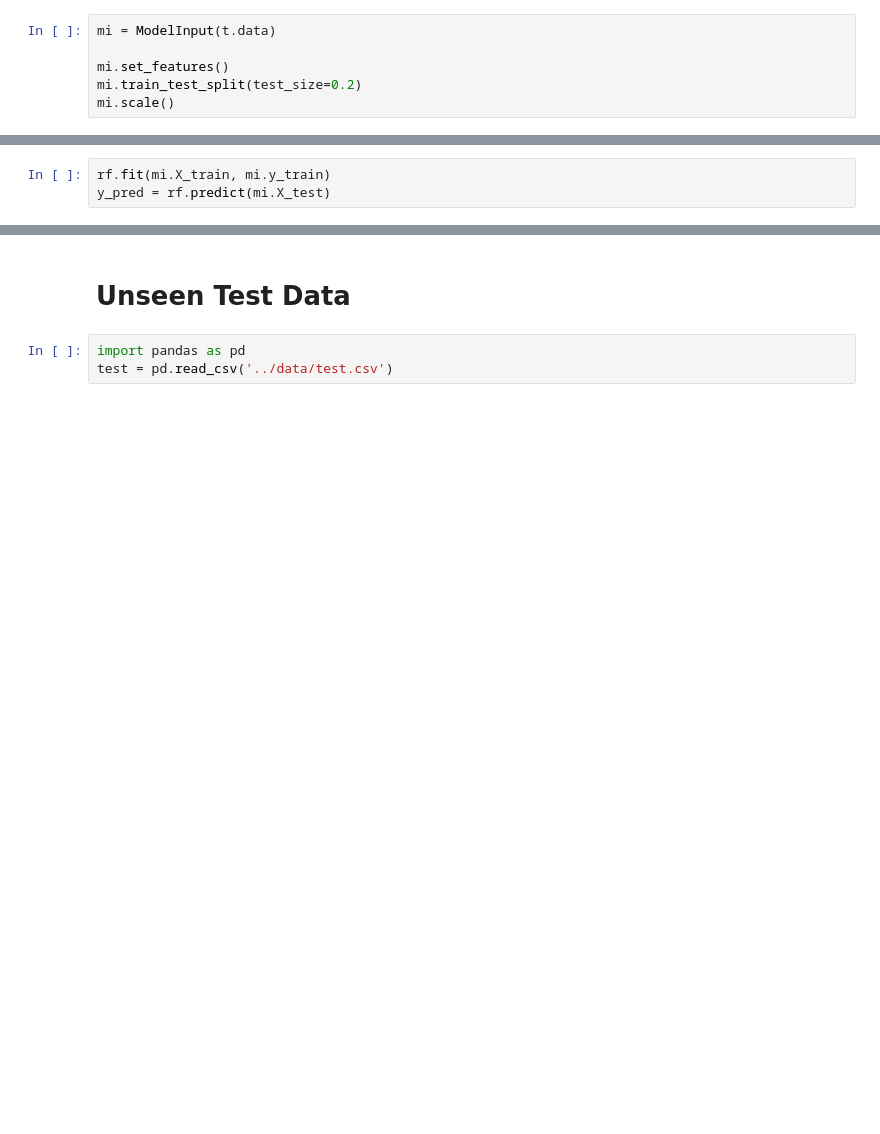
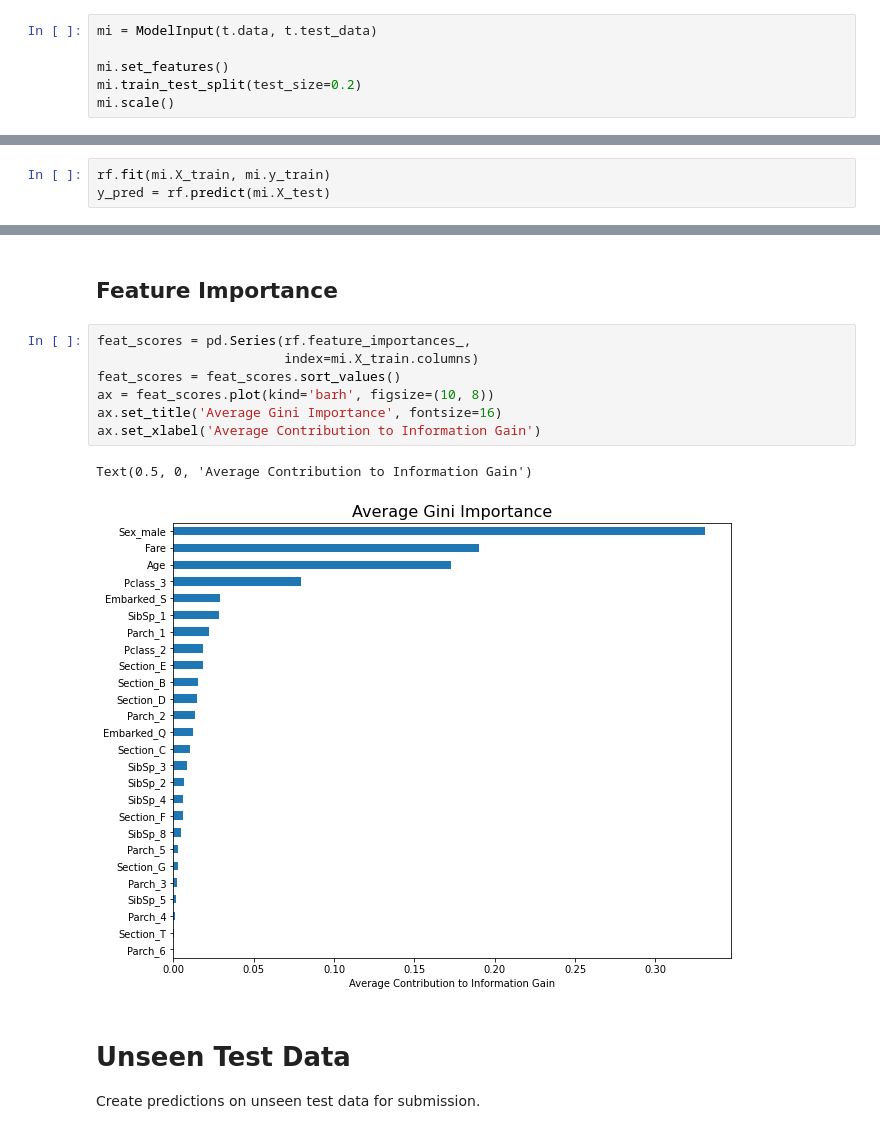
Before and after one commit to magdiel85281/titanic, a Jupyter notebook: src/eda.ipynb, the cells around one changed output, grey strips where cells are left out. Saved outputs shown, nothing was run; the diff lists cells and outputs as text; blank space fills up the shorter version.

```diff
--- a/src/eda.ipynb
+++ b/src/eda.ipynb
@@ -67,7 +50,7 @@ Index(['PassengerId', 'Survived', 'Name', 'Age', 'Ticket', 'Fare', 'Cabin',
 ## Build Input for Model
 Set the features to be used for training the model. Then do a Train-Test Split and Scale Numerical Data.
 # %%
-mi = ModelInput(t.data)
+mi = ModelInput(t.data, t.test_data)
 
 mi.set_features()
 mi.train_test_split(test_size=0.2)
@@ -157,5 +141,15 @@ array([[104,  10],
+# %% [markdown]
+## Feature Importance
+# %%
+feat_scores = pd.Series(rf.feature_importances_,
+                        index=mi.X_train.columns)
+feat_scores = feat_scores.sort_values()
+ax = feat_scores.plot(kind='barh', figsize=(10, 8))
+ax.set_title('Average Gini Importance', fontsize=16)
+ax.set_xlabel('Average Contribution to Information Gain')
+# %% [output]
+Text(0.5, 0, 'Average Contribution to Information Gain')
+[figure, added]
 # %% [markdown]
 # Unseen Test Data
+Create predictions on unseen test data for submission.
-# %%
-import pandas as pd
-test = pd.read_csv('../data/test.csv')
```
Also changed, not shown: parts of 21 cells of this notebook.
